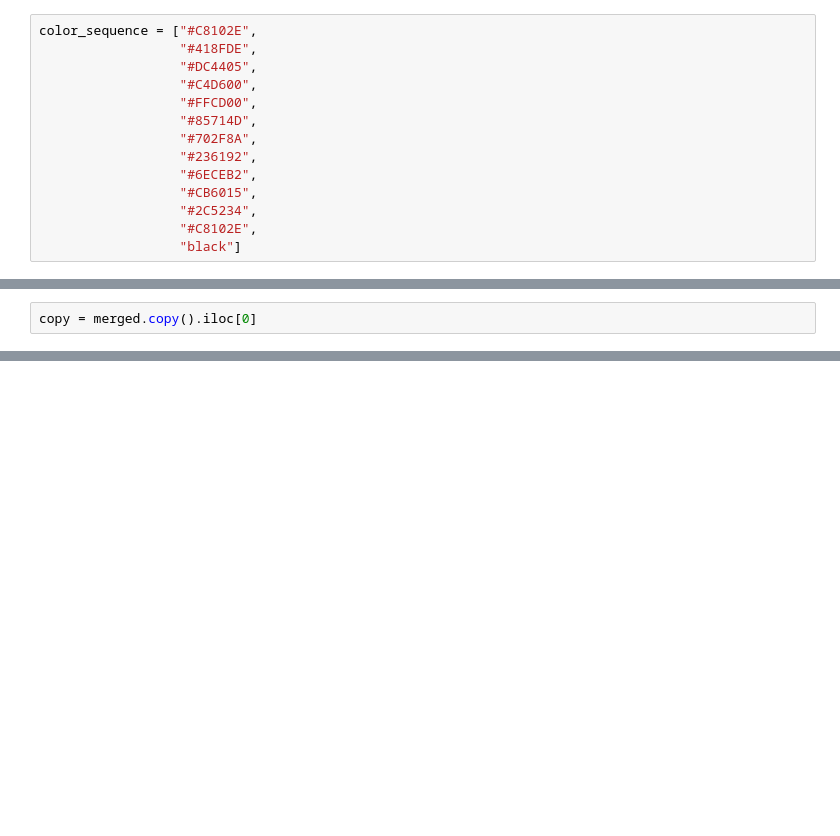
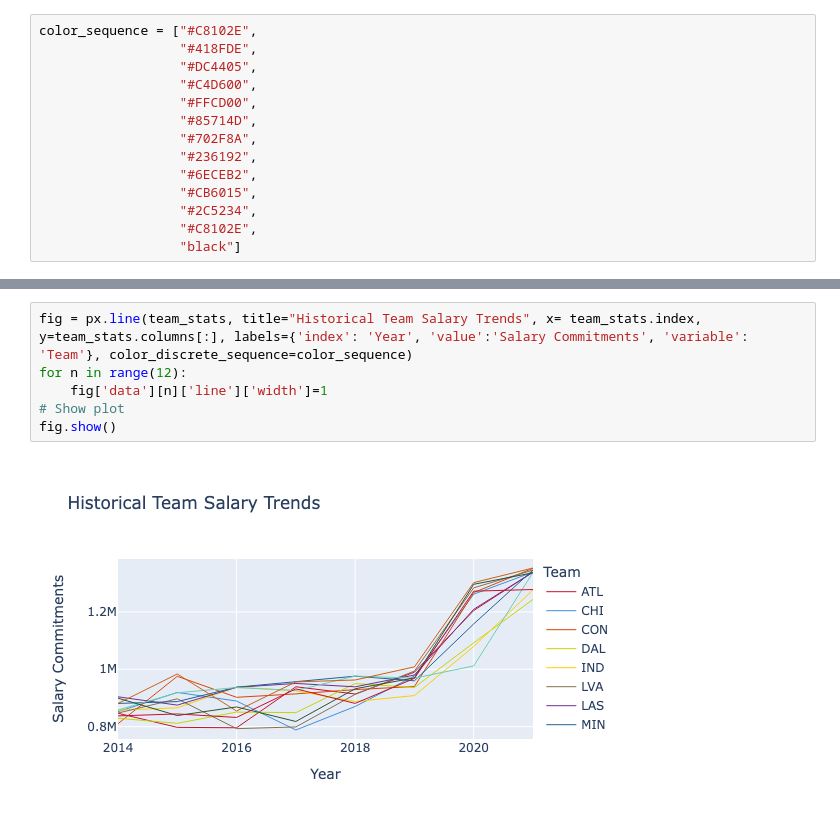
Before and after one commit to NC25/lynx-repo, a Jupyter notebook: EDA.ipynb, the cells around one changed output, grey strips where cells are left out. Drawn from its saved outputs; the diff is of its cells as text; blank space fills up the shorter version.

```diff
--- a/EDA.ipynb
+++ b/EDA.ipynb
@@ -128,2 +127,0 @@ fig.show()
-# %%
-copy = merged.copy().iloc[0]
@@ -129,0 +156,8 @@ copy = merged.copy().iloc[0]
+# %%
+fig = px.line(team_stats, title="Historical Team Salary Trends", x= team_stats.index, y=team_stats.columns[:], labels={'index': 'Year', 'value':'Salary Commitments', 'variable': 'Team'}, color_discrete_sequence=color_sequence)
+for n in range(12):
+    fig['data'][n]['line']['width']=1
+# Show plot
+fig.show()
+# %% [output]
+[figure, added]
```
Also changed, not shown: parts of 2 cells of this notebook, 1 other file.
